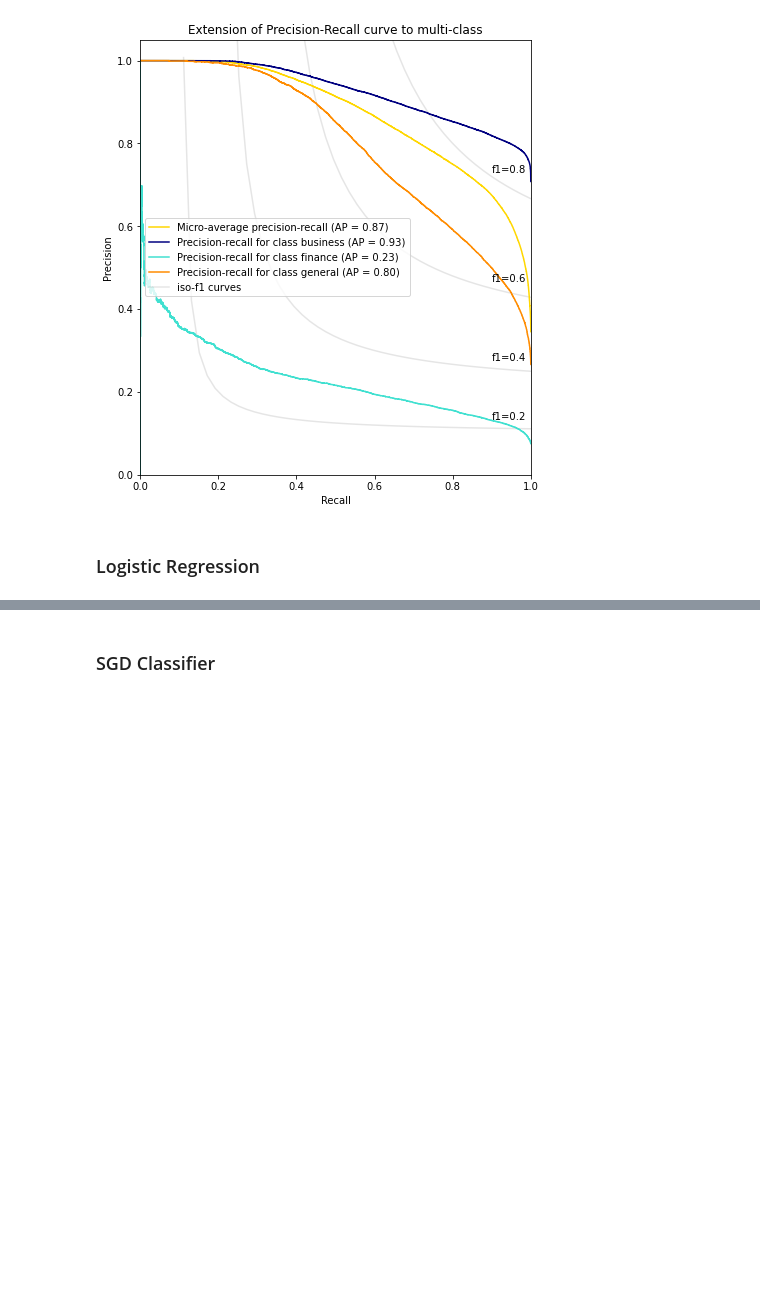
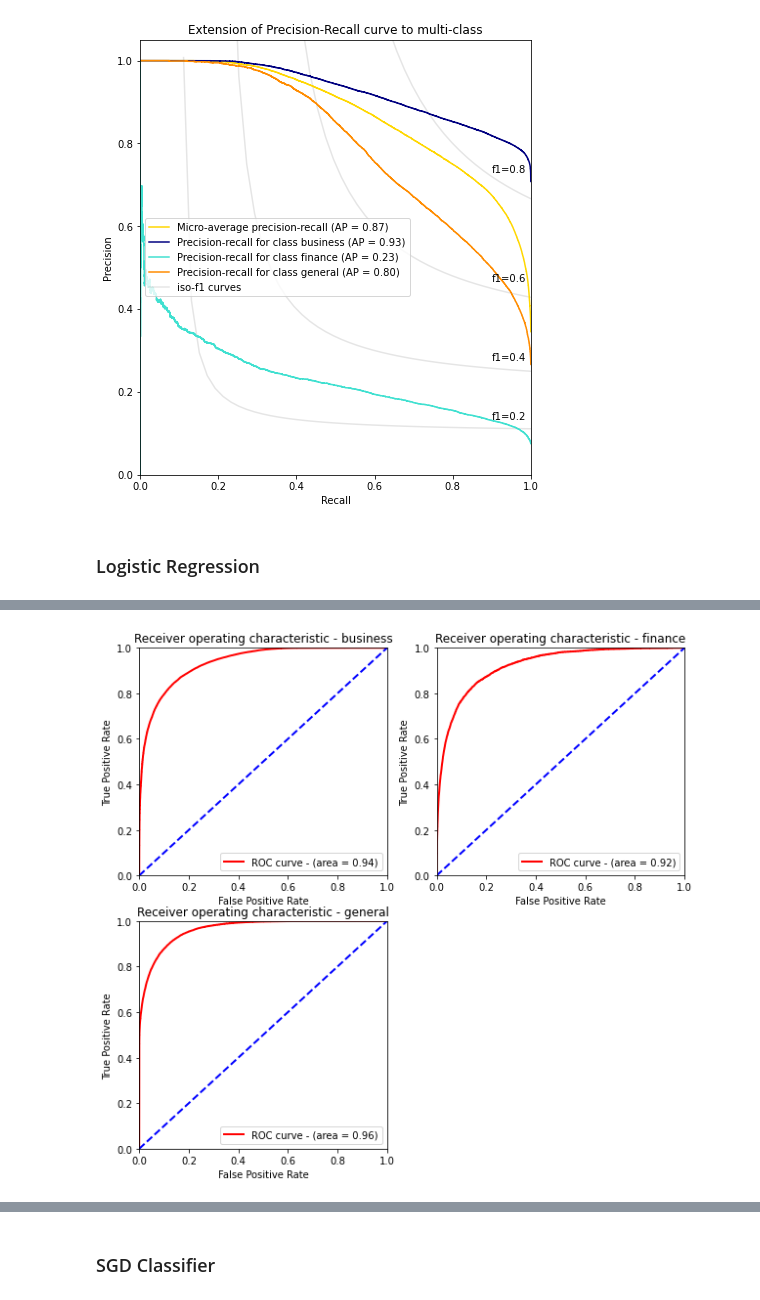
Before and after one commit to asaee/ML_capstone_springboard, a Jupyter notebook: notebooks/4.1-ra-Modeling-ClassificationAlgorithms.ipynb, the cells around one changed output, grey strips where cells are left out. Saved outputs shown, nothing was run; the diff lists cells and outputs as text; code cells hidden in the pictures; blank space fills up the shorter version.

```diff
--- a/notebooks/4.1-ra-Modeling-ClassificationAlgorithms.ipynb
+++ b/notebooks/4.1-ra-Modeling-ClassificationAlgorithms.ipynb
@@ -260,7 +255,7 @@ pre_rec_plot(precision, recall, average_precision)
 # %% [markdown]
 ### Logistic Regression
 # %%
-clf_lr = LogisticRegressionCV()
+clf_lr = LogisticRegression(solver='liblinear')
 clf_lr.fit(X_train, y_train)
 y_pred = clf_lr.predict(X_test)
 y_pred_prob = clf_lr.predict_proba(X_test)
@@ -269,6 +274,8 @@ print(classification_report(y_test, y_pred))
 # %%
-fpr, tpr, roc_auc = roc_calc(y_test, y_pred_prob)
-roc_plot(fpr, tpr, roc_auc)
+fpr, tpr, roc_auc, categories = roc_calc(y_test, y_pred_prob)
+roc_plot(fpr, tpr, roc_auc, categories)
+# %% [output]
+[figure, added]
 # %%
 precision, recall, average_precision = pre_rec_calc(y_test, y_pred_prob)
 pre_rec_plot(precision, recall, average_precision)
```
Also changed, not shown: parts of 13 cells of this notebook.
